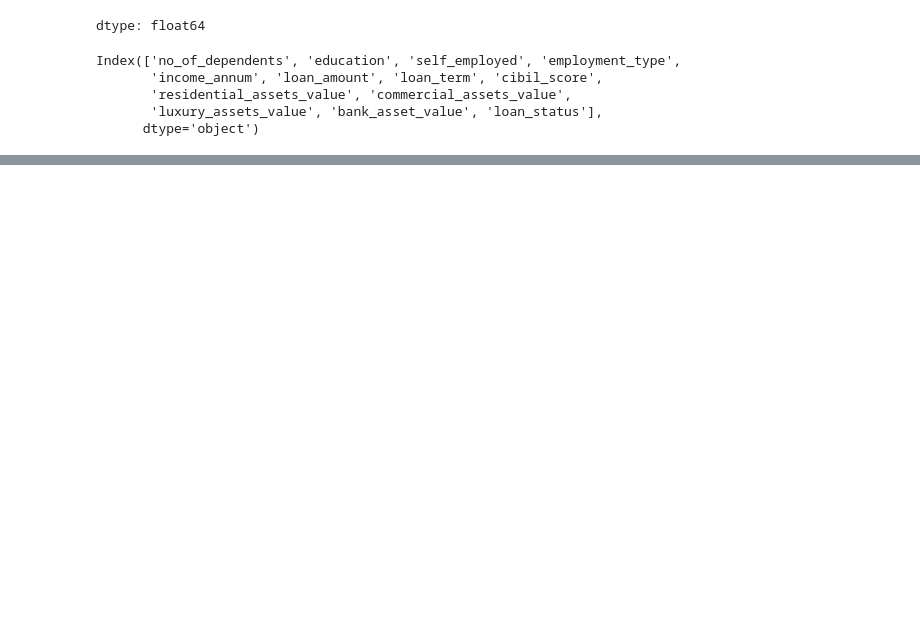
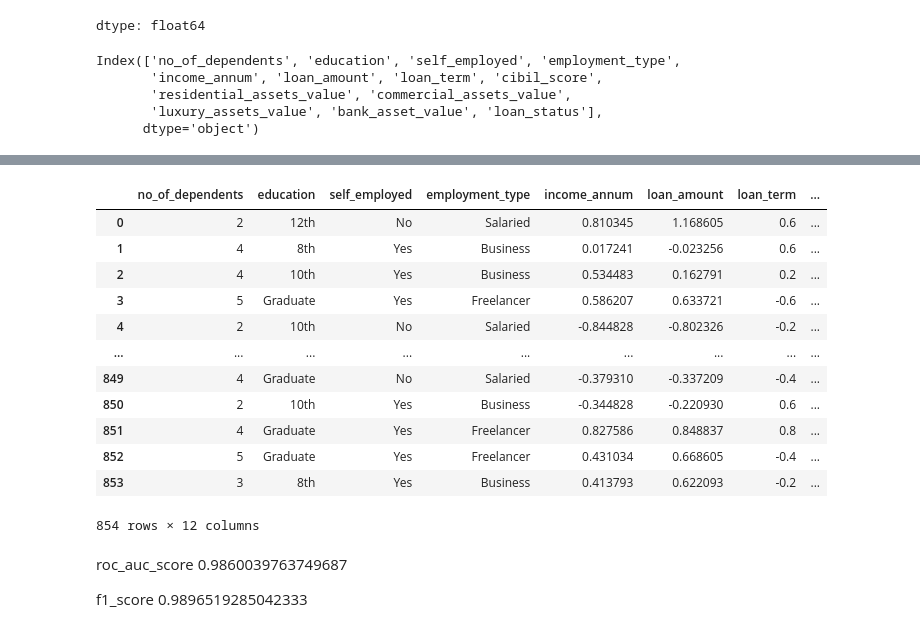
Before and after one commit to harshit4311/Loan-Approval-System-QuantSight, a Jupyter notebook: QuantaSight-Assignment.ipynb, the cells around one changed output, grey strips where cells are left out. Saved outputs shown, nothing was run; the diff lists cells and outputs as text; code cells hidden in the pictures; blank space fills up the shorter version.

```diff
--- a/QuantaSight-Assignment.ipynb
+++ b/QuantaSight-Assignment.ipynb
@@ -243,0 +393,18 @@ cat_df = df[categorical_features]
+# %%
+# new test
+
+x_test_new
+# %% [output]
+|  | no_of_dependents | education | self_employed | employment_type | income_annum | loan_amount | loan_term | ... |
+| 0 | 2 | 12th | No | Salaried | 0.810345 | 1.168605 | 0.6 | ... |
+| 1 | 4 | 8th | Yes | Business | 0.017241 | -0.023256 | 0.6 | ... |
+| 2 | 4 | 10th | Yes | Business | 0.534483 | 0.162791 | 0.2 | ... |
+| 3 | 5 | Graduate | Yes | Freelancer | 0.586207 | 0.633721 | -0.6 | ... |
+| 4 | 2 | 10th | No | Salaried | -0.844828 | -0.802326 | -0.2 | ... |
+| ... | ... | ... | ... | ... | ... | ... | ... | ... |
+| 849 | 4 | Graduate | No | Salaried | -0.379310 | -0.337209 | -0.4 | ... |
+| 850 | 2 | 10th | Yes | Business | -0.344828 | -0.220930 | 0.6 | ... |
+| 851 | 4 | Graduate | Yes | Freelancer | 0.827586 | 0.848837 | 0.8 | ... |
+| 852 | 5 | Graduate | Yes | Freelancer | 0.431034 | 0.668605 | -0.4 | ... |
+| 853 | 3 | 8th | Yes | Business | 0.413793 | 0.622093 | -0.2 | ... |
+854 rows × 12 columns
@@ -243,0 +428,4 @@ cat_df = df[categorical_features]
+# %% [markdown]
+roc_auc_score  0.9860039763749687
+
+f1_score  0.9896519285042333
```
Also changed, not shown: parts of 30 cells of this notebook.
